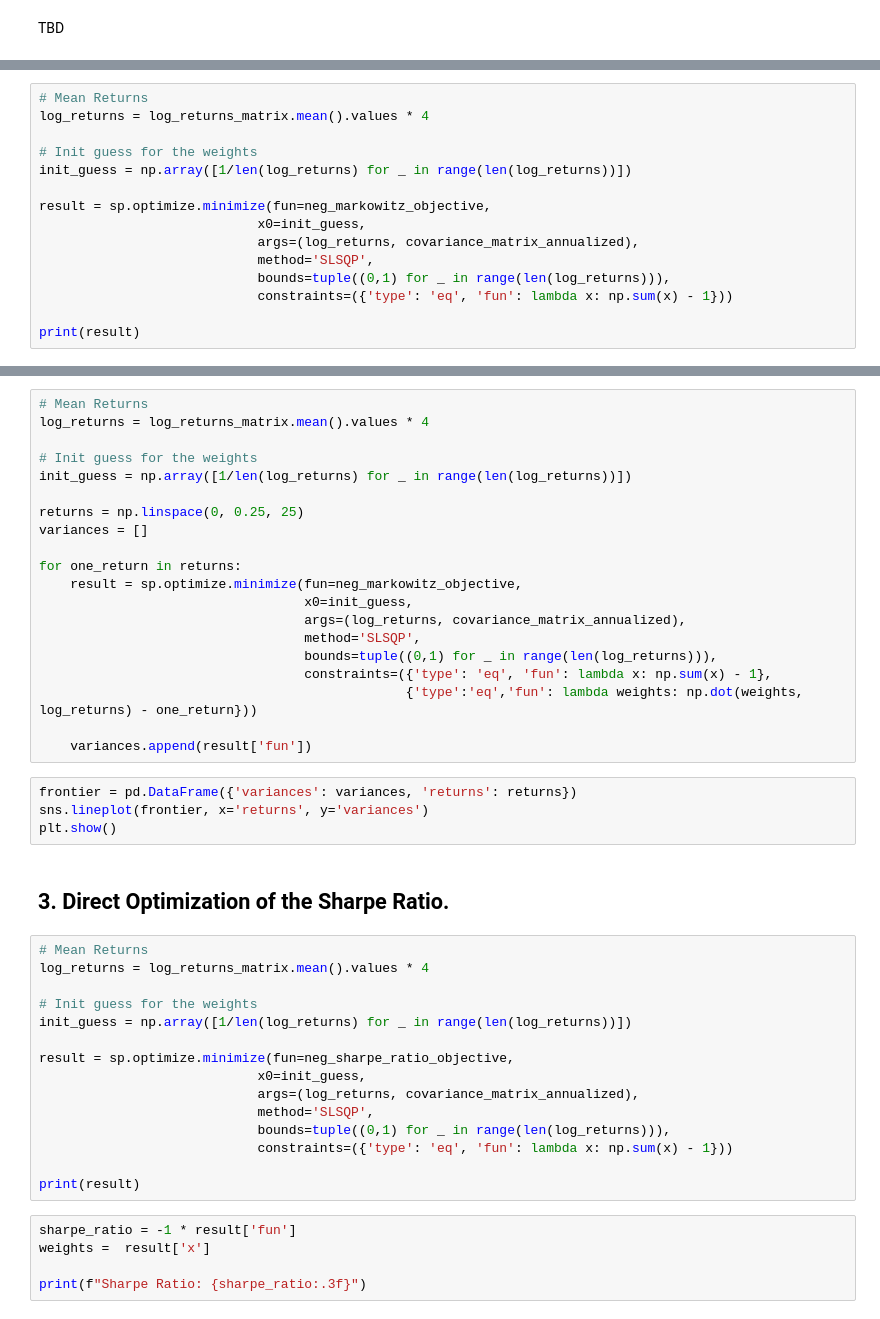
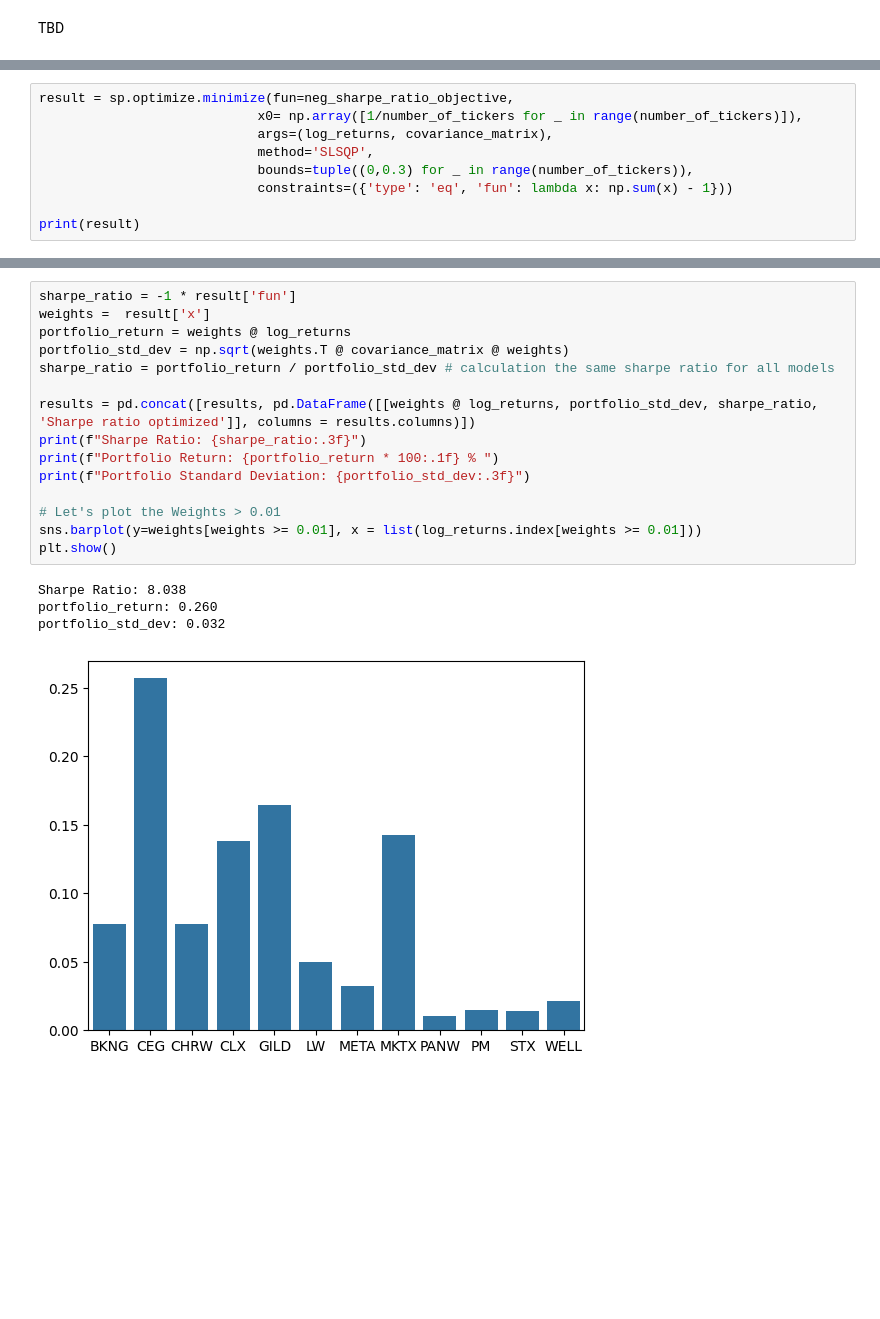
Before and after one commit to alexandreib/QuantDesign, a Jupyter notebook: QD | SP500 Portfolio Allocation.ipynb, the cells around one changed output, grey strips where cells are left out. Drawn from its saved outputs; the diff is of its cells as text; blank space fills up the shorter version.

```diff
--- a/QD | SP500 Portfolio Allocation.ipynb
+++ b/QD | SP500 Portfolio Allocation.ipynb
@@ -255,15 +404,9 @@ TBD
 # %%
-# Mean Returns
-log_returns = log_returns_matrix.mean().values * 4
-
-# Init guess for the weights
-init_guess = np.array([1/len(log_returns) for _ in range(len(log_returns))])
-
-result = sp.optimize.minimize(fun=neg_markowitz_objective,
-                            x0=init_guess,
-                            args=(log_returns, covariance_matrix_annualized),
+result = sp.optimize.minimize(fun=neg_sharpe_ratio_objective,
+                            x0= np.array([1/number_of_tickers for _ in range(number_of_tickers)]),
+                            args=(log_returns, covariance_matrix),
                             method='SLSQP',
-                            bounds=tuple((0,1) for _ in range(len(log_returns))),
+                            bounds=tuple((0,0.3) for _ in range(number_of_tickers)),
                             constraints=({'type': 'eq', 'fun': lambda x: np.sum(x) - 1}))
 
 print(result)
@@ -291,46 +423,20 @@ After Runing an optimization solver, we can normaly reach a Sharpe Ratio up to 0
-# %%
-# Mean Returns
-log_returns = log_returns_matrix.mean().values * 4
-
-# Init guess for the weights
-init_guess = np.array([1/len(log_returns) for _ in range(len(log_returns))])
-
-returns = np.linspace(0, 0.25, 25)
-variances = []
-
-for one_return in returns:
-    result = sp.optimize.minimize(fun=neg_markowitz_objective,
-                                  x0=init_guess,
-                                  args=(log_returns, covariance_matrix_annualized),
-                                  method='SLSQP',
-                                  bounds=tuple((0,1) for _ in range(len(log_returns))),
-                                  constraints=({'type': 'eq', 'fun': lambda x: np.sum(x) - 1},
-                                               {'type':'eq','fun': lambda weights: np.dot(weights, log_returns) - one_return}))
-
-    variances.append(result['fun'])
-# %%
-frontier = pd.DataFrame({'variances': variances, 'returns': returns})
-sns.lineplot(frontier, x='returns', y='variances')
-plt.show()
-# %% [markdown]
-## **3. Direct Optimization of the Sharpe Ratio.**
-# %%
-# Mean Returns
-log_returns = log_returns_matrix.mean().values * 4
-
-# Init guess for the weights
-init_guess = np.array([1/len(log_returns) for _ in range(len(log_returns))])
-
-result = sp.optimize.minimize(fun=neg_sharpe_ratio_objective,
-                            x0=init_guess,
-                            args=(log_returns, covariance_matrix_annualized),
-                            method='SLSQP',
-                            bounds=tuple((0,1) for _ in range(len(log_returns))),
-                            constraints=({'type': 'eq', 'fun': lambda x: np.sum(x) - 1}))
-
-print(result)
-# %%
-sharpe_ratio = -1 * result['fun']
-weights =  result['x']
-
-print(f"Sharpe Ratio: {sharpe_ratio:.3f}")
+# %%
+sharpe_ratio = -1 * result['fun']
+weights =  result['x']
+portfolio_return = weights @ log_returns
+portfolio_std_dev = np.sqrt(weights.T @ covariance_matrix @ weights)
+sharpe_ratio = portfolio_return / portfolio_std_dev # calculation the same sharpe ratio for all models
+
+results = pd.concat([results, pd.DataFrame([[weights @ log_returns, portfolio_std_dev, sharpe_ratio, 'Sharpe ratio optimized']], columns = results.columns)])
+print(f"Sharpe Ratio: {sharpe_ratio:.3f}")
+print(f"Portfolio Return: {portfolio_return * 100:.1f} % ")
+print(f"Portfolio Standard Deviation: {portfolio_std_dev:.3f}")
+
+# Let's plot the Weights > 0.01
+sns.barplot(y=weights[weights >= 0.01], x = list(log_returns.index[weights >= 0.01]))
+plt.show()
+# %% [output]
+Sharpe Ratio: 8.038
+portfolio_return: 0.260
+portfolio_std_dev: 0.032
+[figure, added]
```
Also changed, not shown: parts of 44 cells of this notebook.
